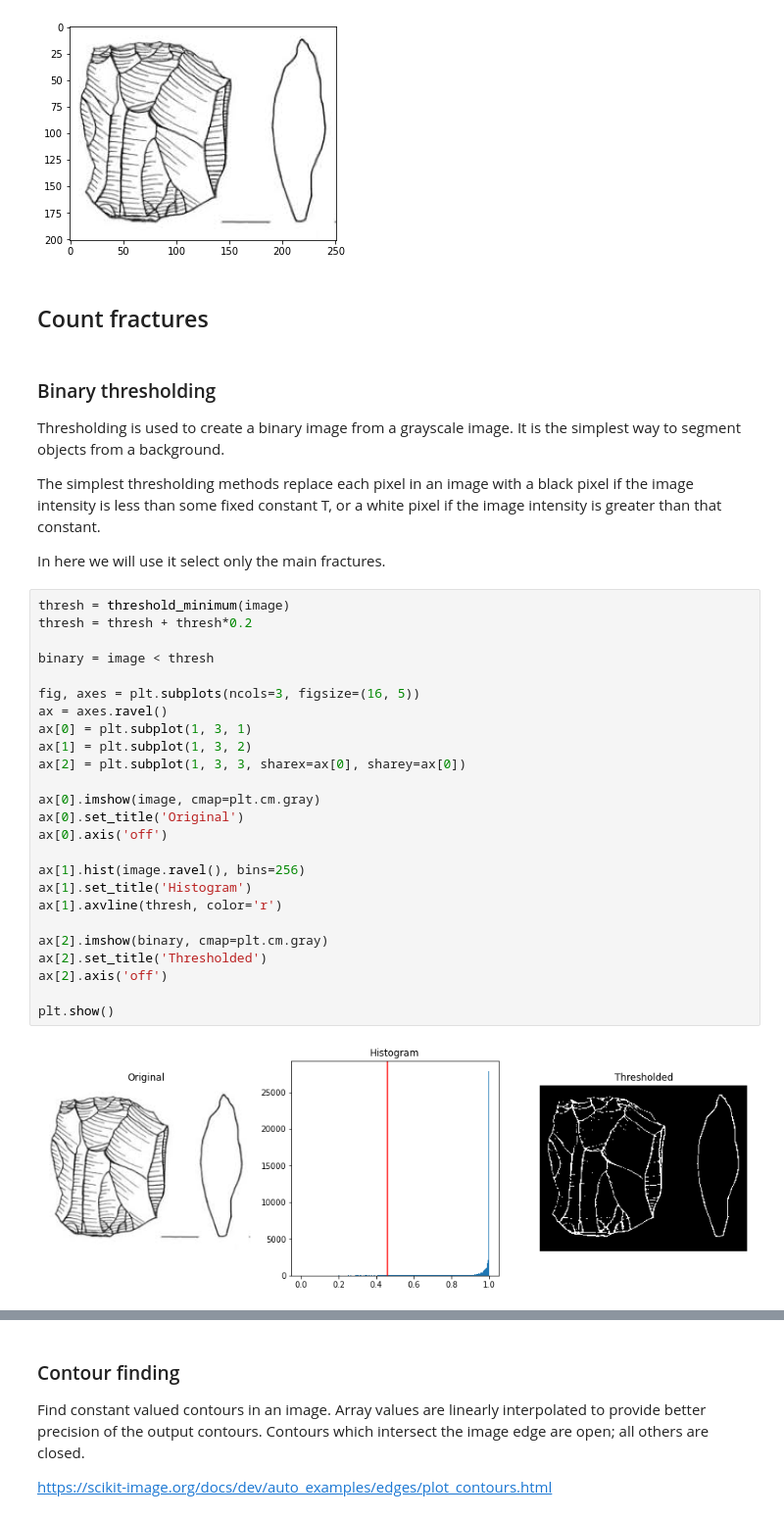
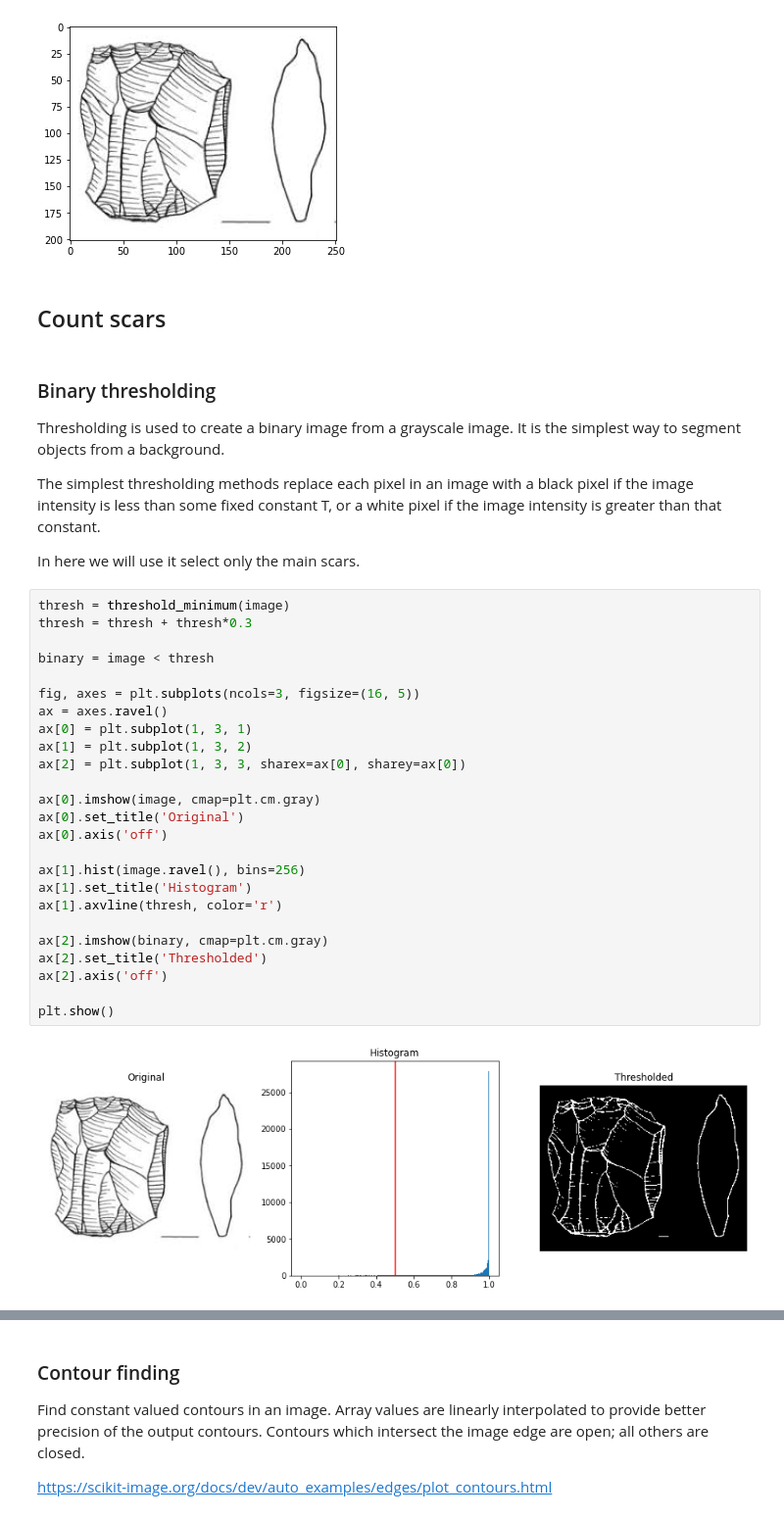
Before and after one commit to alan-turing-institute/Palaeoanalytics, a Jupyter notebook: notebooks/exploration/simple_edge_detection.ipynb, the cells around one changed output, grey strips where cells are left out. Shown at 98% size. Drawn from its saved outputs; the diff is of its cells as text.

```diff
--- a/notebooks/exploration/simple_edge_detection.ipynb
+++ b/notebooks/exploration/simple_edge_detection.ipynb
@@ -62,7 +62,7 @@ ax.imshow(image, cmap=plt.cm.gray)
 <matplotlib.image.AxesImage at 0x...>
 [figure]
 # %% [markdown]
-## Count fractures
+## Count scars
 # %% [markdown]
 ### Binary thresholding
 
@@ -71,32 +71,32 @@ It is the simplest way to segment objects from a background.
 
 The simplest thresholding methods replace each pixel in an image with a black pixel if the image intensity  is less than some fixed constant T, or a white pixel if the image intensity is greater than that constant.
 
-In here we will use it select only the main fractures.
+In here we will use it select only the main scars.
 # %%
 thresh = threshold_minimum(image)
-thresh = thresh + thresh*0.2
+thresh = thresh + thresh*0.3
 
 binary = image < thresh
 
 fig, axes = plt.subplots(ncols=3, figsize=(16, 5))
 ax = axes.ravel()
 ax[0] = plt.subplot(1, 3, 1)
 ax[1] = plt.subplot(1, 3, 2)
 ax[2] = plt.subplot(1, 3, 3, sharex=ax[0], sharey=ax[0])
 
 ax[0].imshow(image, cmap=plt.cm.gray)
 ax[0].set_title('Original')
 ax[0].axis('off')
 
 ax[1].hist(image.ravel(), bins=256)
 ax[1].set_title('Histogram')
 ax[1].axvline(thresh, color='r')
 
 ax[2].imshow(binary, cmap=plt.cm.gray)
 ax[2].set_title('Thresholded')
 ax[2].axis('off')
 
 plt.show()
 # %% [output]
-[figure, old version]
+[figure, new version]
 # %% [markdown]
```
Also changed, not shown: parts of 23 cells of this notebook.
